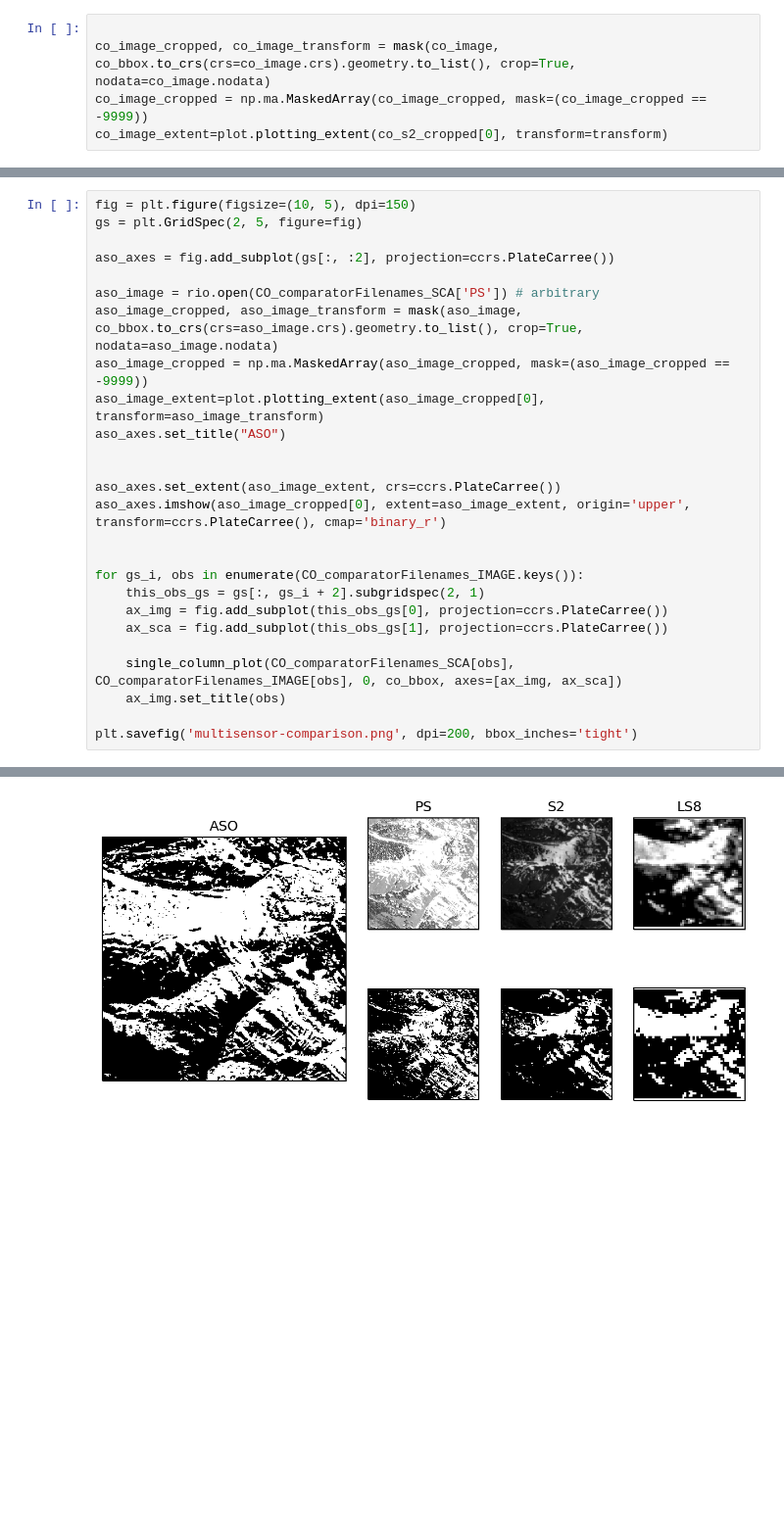
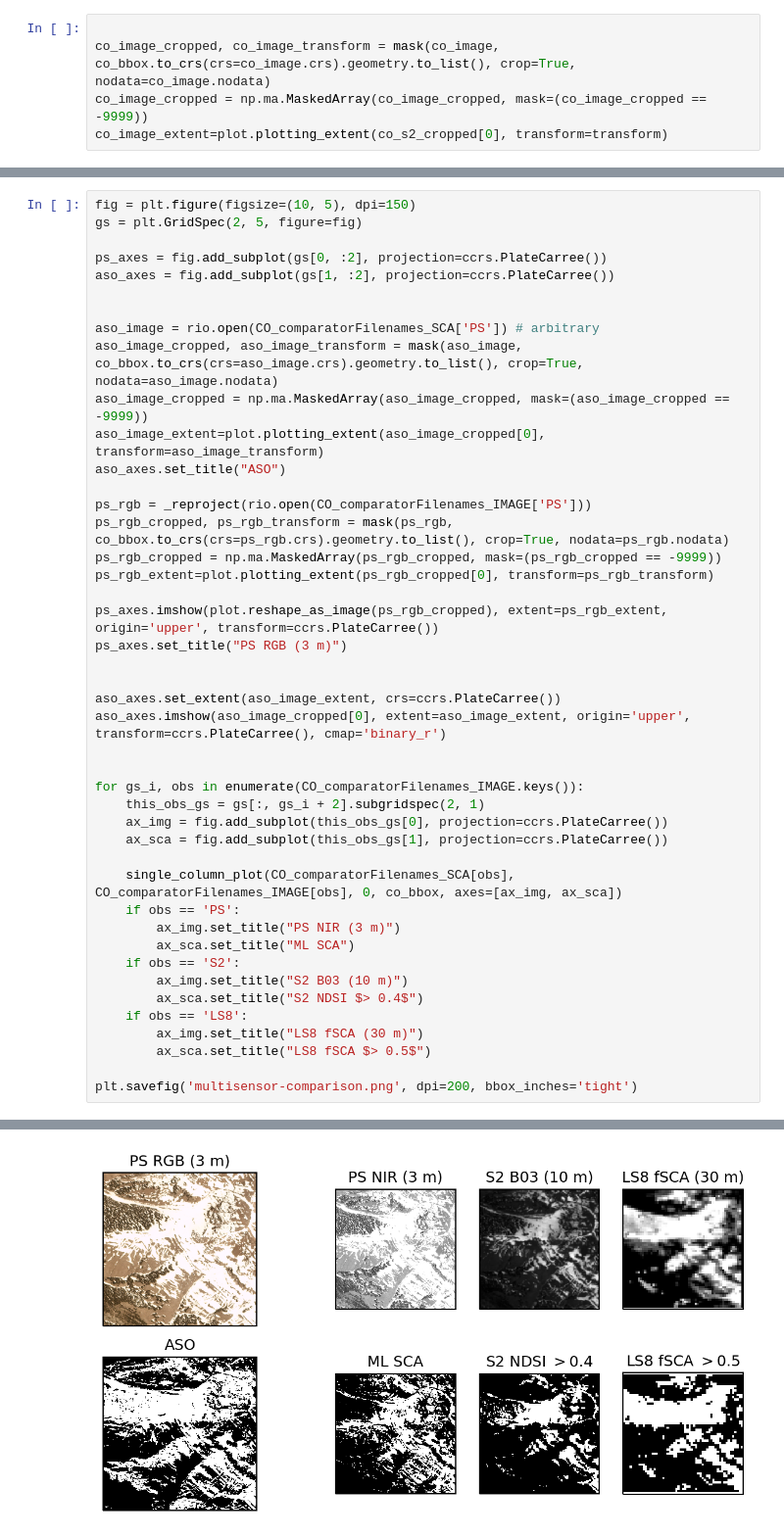
Before and after one commit to acannistra/planet-snowcover, a Jupyter notebook: experiments/ASO_Tuolumne/figures/multisensor/multisensor.ipynb, the cells around one changed output, grey strips where cells are left out. Shown at 98% size. Cells and saved outputs as stored; diff of their text form; blank space fills up the shorter version.

Commit message:
titles on multisensor plot

```diff
--- a/experiments/ASO_Tuolumne/figures/multisensor/multisensor.ipynb
+++ b/experiments/ASO_Tuolumne/figures/multisensor/multisensor.ipynb
@@ -245,31 +243,49 @@ ValueError: The truth value of an array with more than one element is ambiguous.
 # %%
 fig = plt.figure(figsize=(10, 5), dpi=150)
 gs = plt.GridSpec(2, 5, figure=fig)
 
-aso_axes = fig.add_subplot(gs[:, :2], projection=ccrs.PlateCarree())
+ps_axes = fig.add_subplot(gs[0, :2], projection=ccrs.PlateCarree())
+aso_axes = fig.add_subplot(gs[1, :2], projection=ccrs.PlateCarree())
+
 
 aso_image = rio.open(CO_comparatorFilenames_SCA['PS']) # arbitrary
 aso_image_cropped, aso_image_transform = mask(aso_image, co_bbox.to_crs(crs=aso_image.crs).geometry.to_list(), crop=True, nodata=aso_image.nodata)
 aso_image_cropped = np.ma.MaskedArray(aso_image_cropped, mask=(aso_image_cropped == -9999))
 aso_image_extent=plot.plotting_extent(aso_image_cropped[0], transform=aso_image_transform)
 aso_axes.set_title("ASO")
+
+ps_rgb = _reproject(rio.open(CO_comparatorFilenames_IMAGE['PS']))
+ps_rgb_cropped, ps_rgb_transform = mask(ps_rgb, co_bbox.to_crs(crs=ps_rgb.crs).geometry.to_list(), crop=True, nodata=ps_rgb.nodata)
+ps_rgb_cropped = np.ma.MaskedArray(ps_rgb_cropped, mask=(ps_rgb_cropped == -9999))
+ps_rgb_extent=plot.plotting_extent(ps_rgb_cropped[0], transform=ps_rgb_transform)
+
+ps_axes.imshow(plot.reshape_as_image(ps_rgb_cropped), extent=ps_rgb_extent, origin='upper', transform=ccrs.PlateCarree())
+ps_axes.set_title("PS RGB (3 m)")
 
 
 aso_axes.set_extent(aso_image_extent, crs=ccrs.PlateCarree())
 aso_axes.imshow(aso_image_cropped[0], extent=aso_image_extent, origin='upper', transform=ccrs.PlateCarree(), cmap='binary_r')
 
 
 for gs_i, obs in enumerate(CO_comparatorFilenames_IMAGE.keys()):
     this_obs_gs = gs[:, gs_i + 2].subgridspec(2, 1)
     ax_img = fig.add_subplot(this_obs_gs[0], projection=ccrs.PlateCarree())
     ax_sca = fig.add_subplot(this_obs_gs[1], projection=ccrs.PlateCarree())
 
     single_column_plot(CO_comparatorFilenames_SCA[obs], CO_comparatorFilenames_IMAGE[obs], 0, co_bbox, axes=[ax_img, ax_sca])
-    ax_img.set_title(obs)
+    if obs == 'PS':
+        ax_img.set_title("PS NIR (3 m)")
+        ax_sca.set_title("ML SCA")
+    if obs == 'S2':
+        ax_img.set_title("S2 B03 (10 m)")
+        ax_sca.set_title("S2 NDSI $> 0.4$")
+    if obs == 'LS8':
+        ax_img.set_title("LS8 fSCA (30 m)")
+        ax_sca.set_title("LS8 fSCA $> 0.5$")
 
 plt.savefig('multisensor-comparison.png', dpi=200, bbox_inches='tight')
 # %% [output]
 Projection Required
 Projection Required
 Projection Required
-[figure, old version]
+[figure, new version]
```
Also changed, not shown: parts of 7 cells of this notebook.
